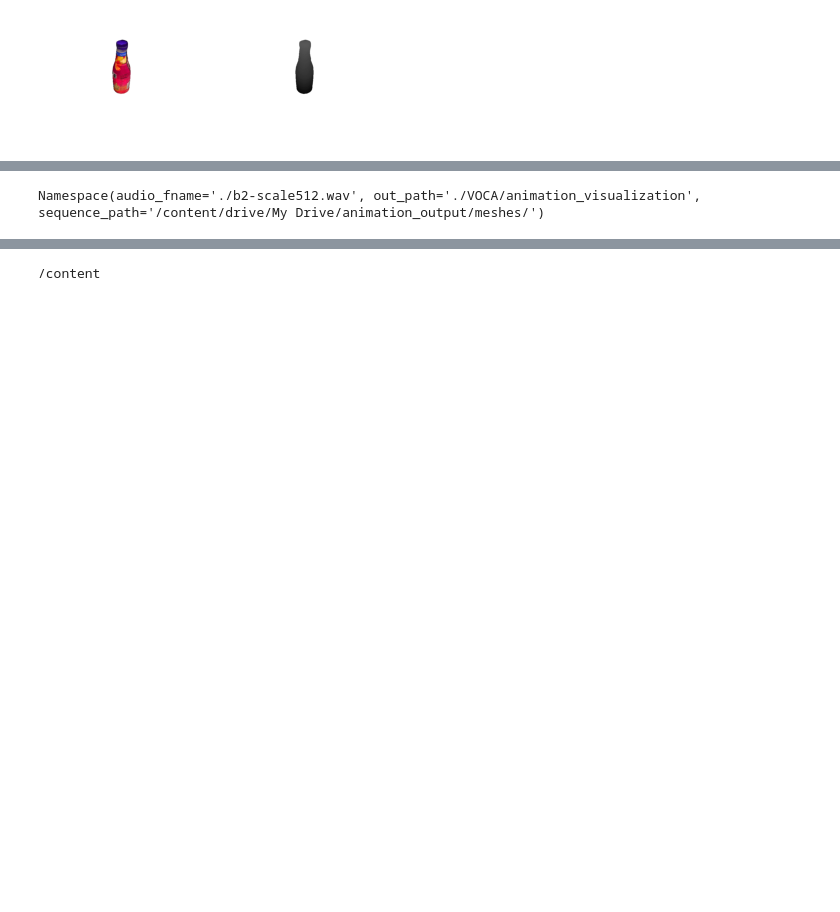
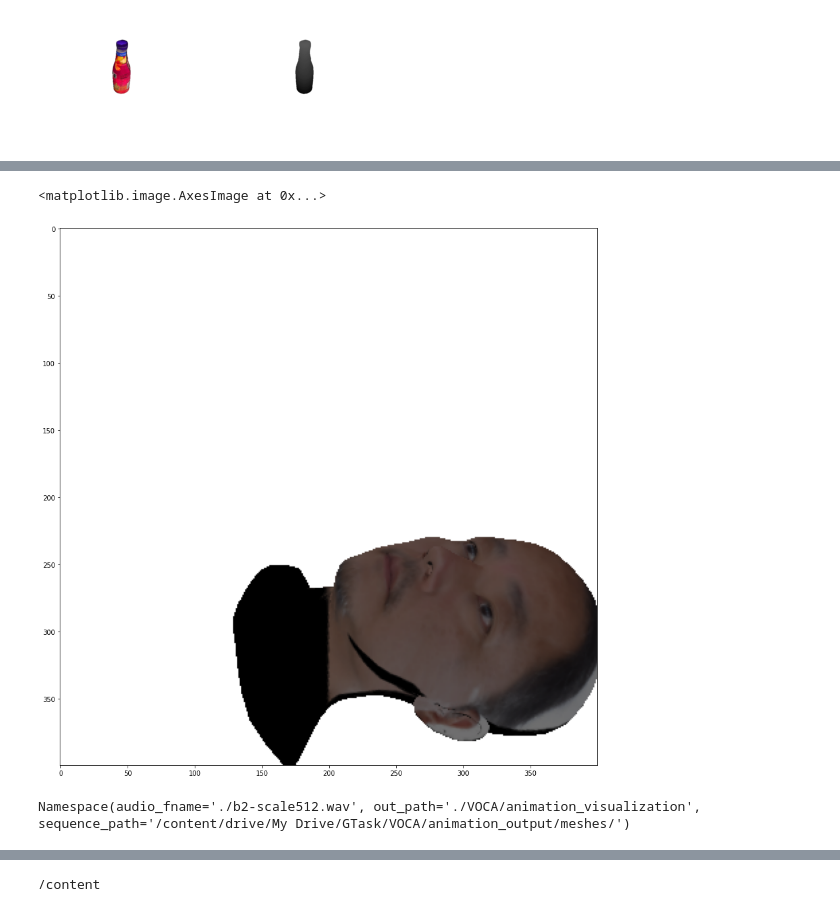
Before and after one commit to secutron/RunTime, a Jupyter notebook: GPipe1Head.ipynb, the cells around one changed output, grey strips where cells are left out. Drawn from its saved outputs; the diff is of its cells as text; code cells hidden in the pictures; blank space fills up the shorter version.

```diff
--- a/GPipe1Head.ipynb
+++ b/GPipe1Head.ipynb
@@ -204,6 +157,6 @@ import pyrender
 # %%
 # Load the FUZE bottle trimesh and put it in a scene
-fuze_trimesh = trimesh.load('VOCA/pyrender/examples/models/fuze.obj')
+fuze_trimesh = trimesh.load('/content/drive/My Drive/GTask/VOCA/pyrender/examples/models/fuze.obj')
 mesh = pyrender.Mesh.from_trimesh(fuze_trimesh)
 scene = pyrender.Scene()
 scene.add(mesh)
@@ -269,3 +202,52 @@ Rendering failed
+# %%
+import trimesh
+import pyrender
+import numpy as np
+import os, sys, cv2
+import pickle
+from os.path import join
+import matplotlib.pyplot as plt
+
+#fuze_trimesh = trimesh.load('/content/drive/My Drive/GTask/VOCA/pyrender/examples/models/fuze.obj')
+fuze_trimesh = trimesh.load('/content/drive/My Drive/000TexTest/hkimcrop.obj')
+#fuze_trimesh = trimesh.load('/content/drive/My Drive/GTask/VOCA/animation_output/meshes/00000.obj')
+mesh = pyrender.Mesh.from_trimesh(fuze_trimesh)
+
+
+scene = pyrender.Scene(ambient_light=[0.2, 0.2, 0.2], bg_color=[1.0, 1.0, 1.0])
+scene.add(mesh)
+
+#num_frames = sequence_vertices.shape[0]
+#center = np.mean(sequence_vertices[0], axis=0)
+
+#tmp = Mesh(sequence_vertices[0], template.f)
+#tmp.set_texture_image('/content/drive/My Drive/animation_texture/meshes/hkim정면crop.png')
+
+
+
+
+camera = pyrender.PerspectiveCamera(yfov=np.pi / 3.0, aspectRatio=1.0)
+s = np.sqrt(2)/2
+camera_pose = np.array([
+    [0.0, -s,   s,   0.3],
+    [1.0,  0.0, 0.0, 0.0],
+    [0.0,  s,   s,   0.35],
+    [0.0,  0.0, 0.0, 1.0],
+])
+scene.add(camera, pose=camera_pose)
+
+# Use OffscreenRenderer to get image perspectives.
+r = pyrender.OffscreenRenderer(400, 400)
+color, depth = r.render(scene)
+
+
+
+fig = plt.figure(figsize=(30, 15))
+
+plt.imshow(color)
+# %% [output]
+<matplotlib.image.AxesImage at 0x...>
+[figure, added]
 # %%
 def render_sequence_meshes(audio_fname, sequence_vertices, template, out_path):
     """
@@ -328,7 +302,7 @@ args = parser.parse_args(args=[])
 #args.audio_fname = './b2-scale512.wav'
 
 # eye sample
-args.sequence_path = '/content/drive/My Drive/animation_output/meshes/'
+args.sequence_path = '/content/drive/My Drive/GTask/VOCA/animation_output/meshes/'
 args.audio_fname = './b2-scale512.wav'
 
 # Korean Sample
@@ -352,7 +326,7 @@ out_path = args.out_path
 
 print(args)
 # %% [output]
-Namespace(audio_fname='./b2-scale512.wav', out_path='./VOCA/animation_visualization', sequence_path='/content/drive/My Drive/animation_output/meshes/')
+Namespace(audio_fname='./b2-scale512.wav', out_path='./VOCA/animation_visualization', sequence_path='/content/drive/My Drive/GTask/VOCA/animation_output/meshes/')
 # %%
 import glob
 import time
```
Also changed, not shown: parts of 20 cells of this notebook.
